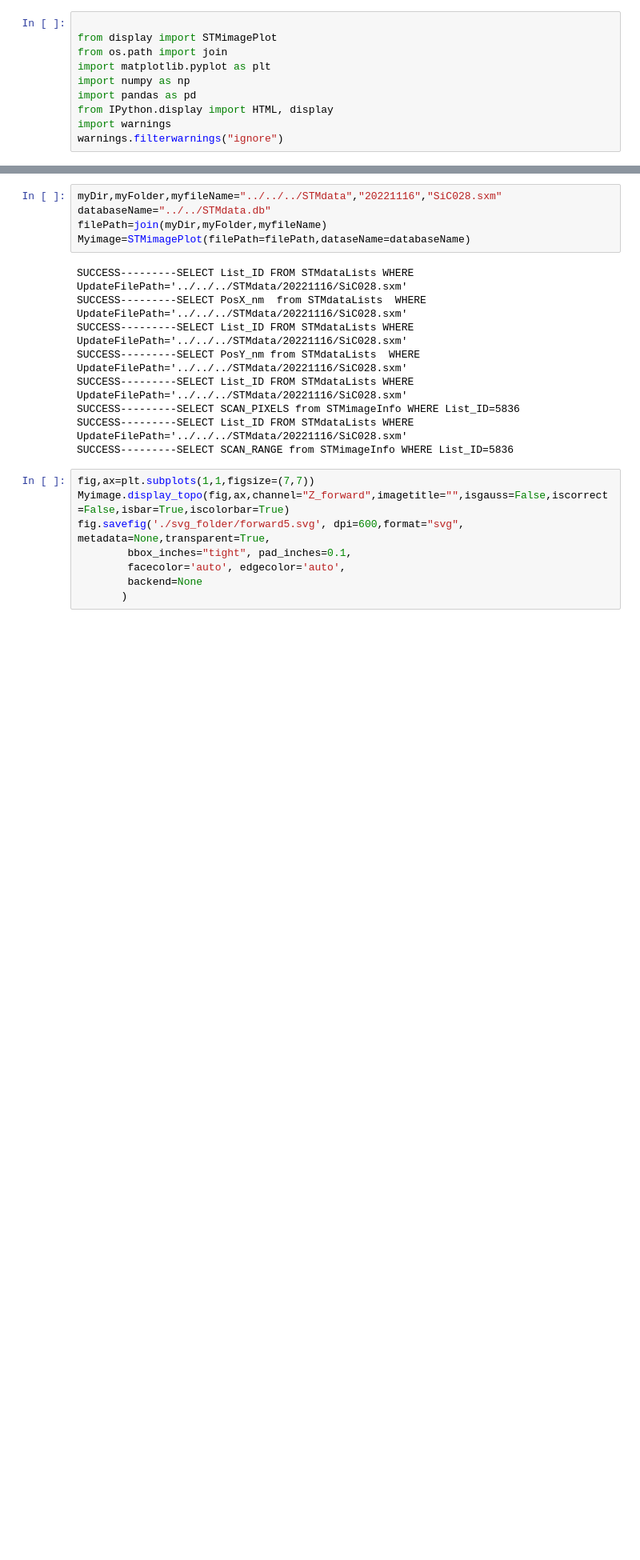
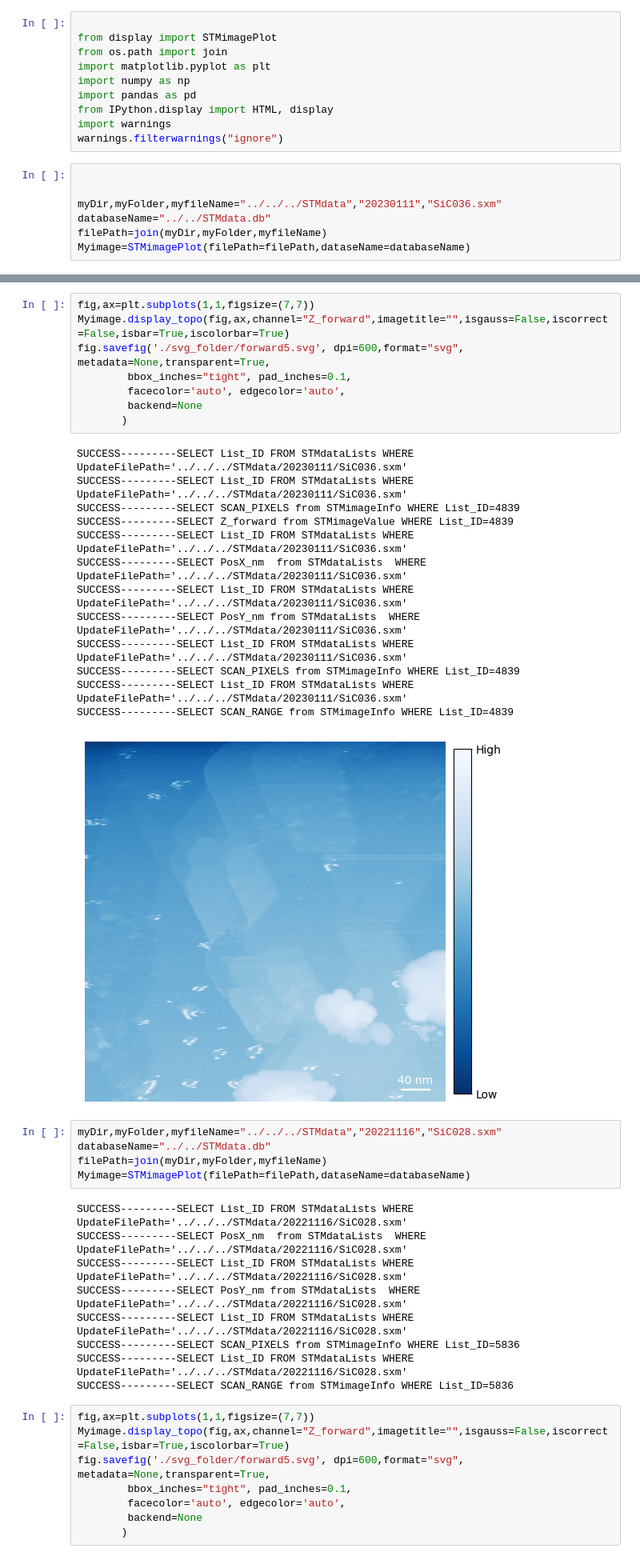
Before and after one commit to ShaJiuquan/Data_processing, a Jupyter notebook: Display/display.ipynb, the cells around one changed output, grey strips where cells are left out. Shown at 80% size. Drawn from its saved outputs; the diff is of its cells as text; blank space fills up the shorter version.

```diff
--- a/Display/display.ipynb
+++ b/Display/display.ipynb
@@ -8,3 +8,10 @@ import pandas as pd
 from IPython.display import HTML, display
 import warnings
 warnings.filterwarnings("ignore")
+# %%
+
+
+myDir,myFolder,myfileName="../../../STMdata","20230111","SiC036.sxm"
+databaseName="../../STMdata.db"
+filePath=join(myDir,myFolder,myfileName)
+Myimage=STMimagePlot(filePath=filePath,dataseName=databaseName)
@@ -11,3 +23,25 @@ warnings.filterwarnings("ignore")
+# %%
+fig,ax=plt.subplots(1,1,figsize=(7,7))
+Myimage.display_topo(fig,ax,channel="Z_forward",imagetitle="",isgauss=False,iscorrect=False,isbar=True,iscolorbar=True)
+fig.savefig('./svg_folder/forward5.svg', dpi=600,format="svg", metadata=None,transparent=True,
+        bbox_inches="tight", pad_inches=0.1,
+        facecolor='auto', edgecolor='auto',
+        backend=None
+       )
+# %% [output]
+SUCCESS---------SELECT List_ID FROM STMdataLists WHERE UpdateFilePath='../../../STMdata/20230111/SiC036.sxm'
+SUCCESS---------SELECT List_ID FROM STMdataLists WHERE UpdateFilePath='../../../STMdata/20230111/SiC036.sxm'
+SUCCESS---------SELECT SCAN_PIXELS from STMimageInfo WHERE List_ID=4839
+SUCCESS---------SELECT Z_forward from STMimageValue WHERE List_ID=4839
+SUCCESS---------SELECT List_ID FROM STMdataLists WHERE UpdateFilePath='../../../STMdata/20230111/SiC036.sxm'
+SUCCESS---------SELECT PosX_nm  from STMdataLists  WHERE UpdateFilePath='../../../STMdata/20230111/SiC036.sxm'
+SUCCESS---------SELECT List_ID FROM STMdataLists WHERE UpdateFilePath='../../../STMdata/20230111/SiC036.sxm'
+SUCCESS---------SELECT PosY_nm from STMdataLists  WHERE UpdateFilePath='../../../STMdata/20230111/SiC036.sxm'
+SUCCESS---------SELECT List_ID FROM STMdataLists WHERE UpdateFilePath='../../../STMdata/20230111/SiC036.sxm'
+SUCCESS---------SELECT SCAN_PIXELS from STMimageInfo WHERE List_ID=4839
+SUCCESS---------SELECT List_ID FROM STMdataLists WHERE UpdateFilePath='../../../STMdata/20230111/SiC036.sxm'
+SUCCESS---------SELECT SCAN_RANGE from STMimageInfo WHERE List_ID=4839
+[figure, added]
 # %%
 myDir,myFolder,myfileName="../../../STMdata","20221116","SiC028.sxm"
 databaseName="../../STMdata.db"
```
Also changed, not shown: parts of 1 cell of this notebook, 5 other files.
